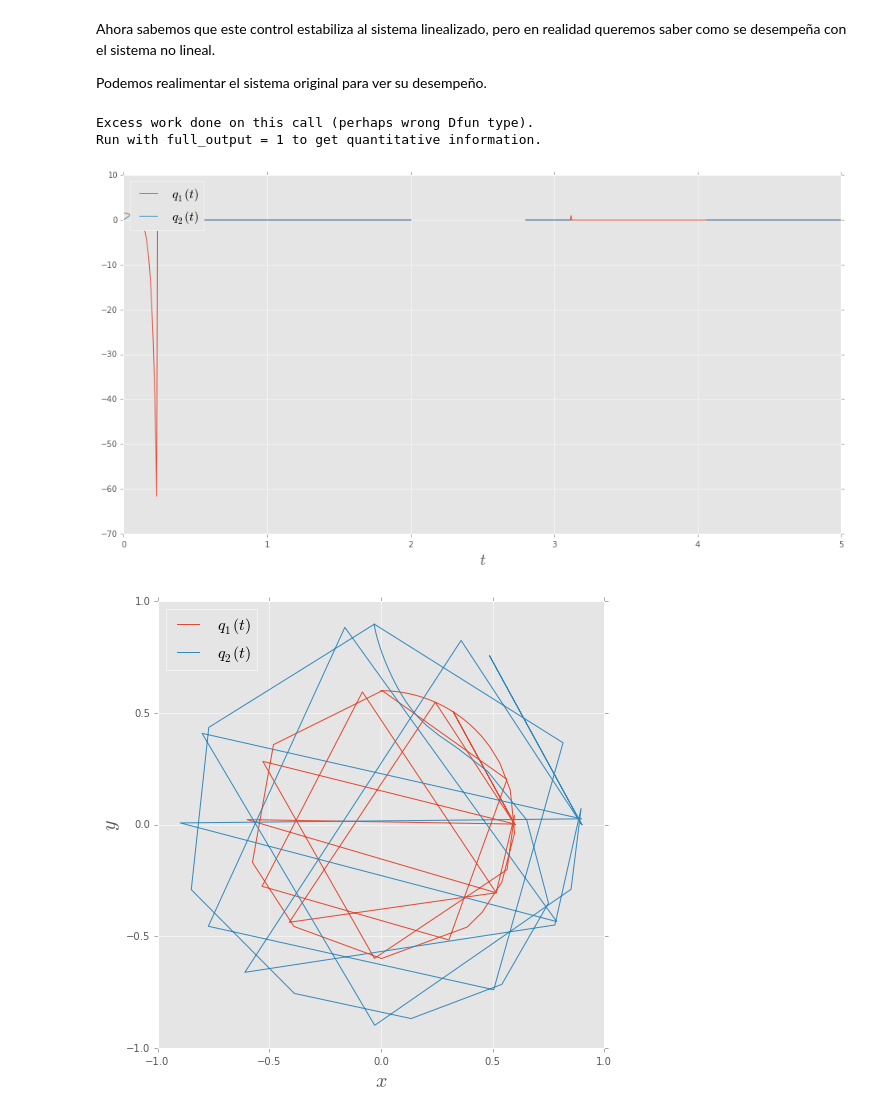
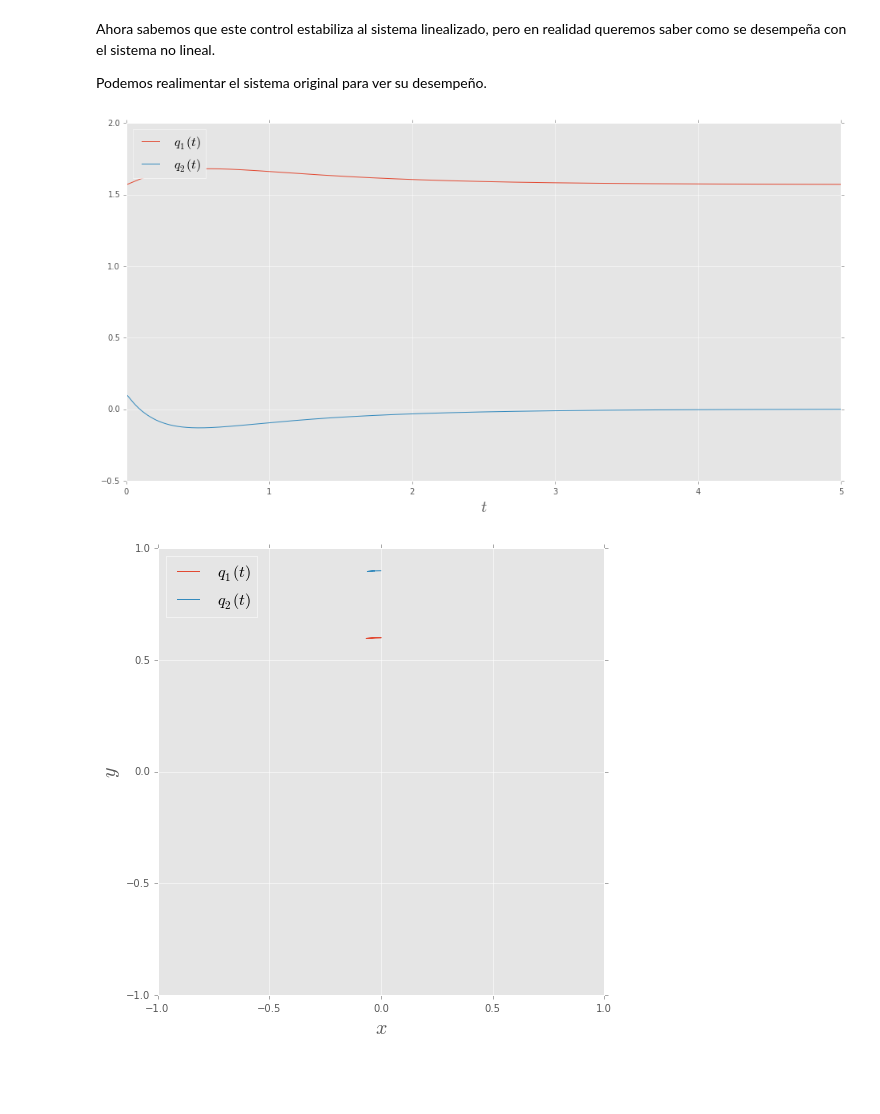
Before and after one commit to cad3na/DCA, a Jupyter notebook: IPythonNotebooks/Control Optimo/Pendubot.ipynb, the cells around one changed output. Drawn from its saved outputs; the diff is of its cells as text; code cells hidden in the pictures; blank space fills up the shorter version.

```diff
--- a/IPythonNotebooks/Control Optimo/Pendubot.ipynb
+++ b/IPythonNotebooks/Control Optimo/Pendubot.ipynb
@@ -423,8 +423,10 @@ def f(estado, tiempo, K):
     # Vector de señales de control
     G = matrix([[1], [0]])
 
+    ξ = matrix(estado).T - matrix([[τ/4], [0], [0], [0]])
+
     # Ley de control
-    u = -(matrix(K)*(matrix(estado).T - matrix([[τ/4], [0], [0], [0]]).T)).tolist()[0][0]
+    u = -(matrix(K)*ξ).tolist()[0][0]
 
     # Aceleracion del sistema
     q̈ = M.I*(G*u - C*q̇ - U)
@@ -995,9 +997,6 @@ f_optima = lambda x, t: f(x, t, K)
 
 estados = odeint(f_optima, estado_inicial, ts)
 q1, q2 = estados[:, 0], estados[:, 1]
-# %% [output]
-Excess work done on this call (perhaps wrong Dfun type).
-Run with full_output = 1 to get quantitative information.
 # %%
 fig = figure(figsize=(16, 8))
 
@@ -1009,24 +1008,26 @@ ax.set_xlabel(r"$t$", fontsize=20)
 
 legend([p1, p2], [r'$q_1(t)$', r'$q_2(t)$'], loc=2, fontsize=16);
 # %% [output]
-[figure, old version]
+[figure, new version]
 # %%
 fig = figure(figsize=(8, 8))
 
 l1 = 0.6 # m
 l2 = 0.3 # m
 x1 = l1*cos(q1)
 y1 = l1*sin(q1)
 x2 = x1 + l2*cos(q1 + q2)
 y2 = y1 + l2*sin(q1 + q2)
 
 p1, = plot(x1, y1)
 p2, = plot(x2, y2)
 
 ax = fig.gca()
 ax.set_ylabel(r"$y$", fontsize=20)
 ax.set_xlabel(r"$x$", fontsize=20)
+ax.set_xlim(-1, 1)
+ax.set_ylim(-1, 1)
 
 legend([p1, p2], [r'$q_1(t)$', r'$q_2(t)$'], loc=2, fontsize=16);
 # %% [output]
-[figure, old version]
+[figure, new version]
```
Also changed, not shown: parts of 4 cells of this notebook, 2 other files.
